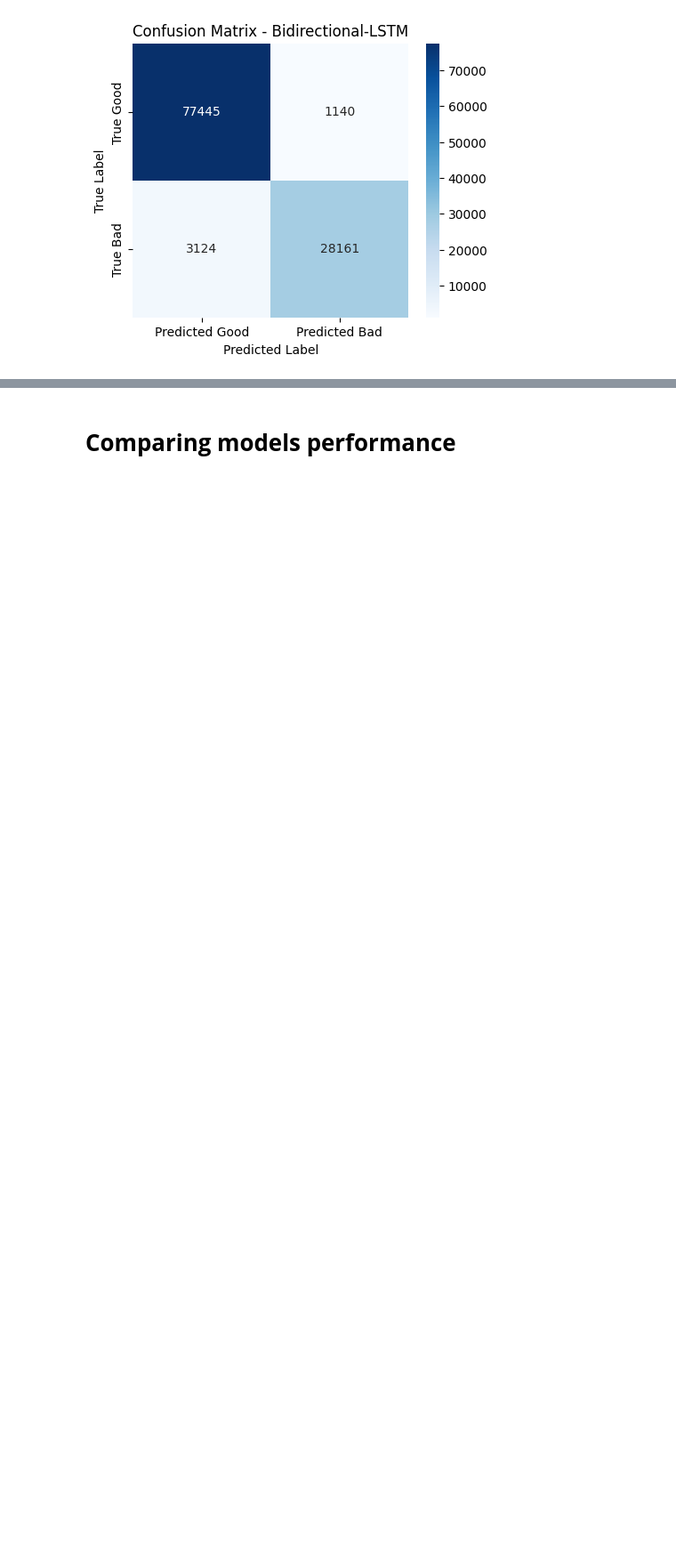
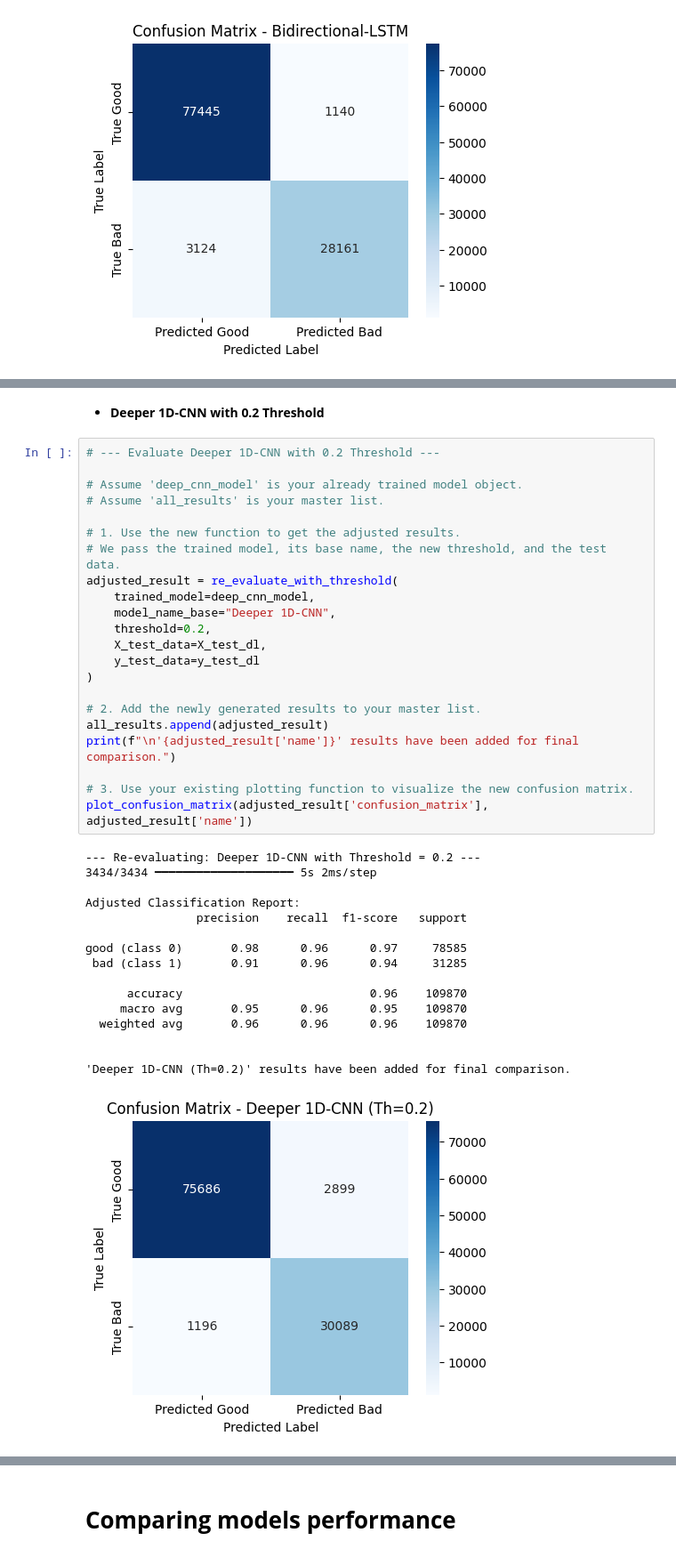
Before and after one commit to abhiram-t5/phishing-url-detection, a Jupyter notebook: BTP.ipynb, the cells around one changed output, grey strips where cells are left out. Shown: that part at 89% size. Drawn from its saved outputs; the diff is of its cells as text; blank space fills up the shorter version.

```diff
--- a/BTP.ipynb
+++ b/BTP.ipynb
@@ -625,0 +766,43 @@ Epoch 5/5
+# %% [markdown]
+
+
+*   **Deeper 1D-CNN with 0.2 Threshold**
+# %%
+# --- Evaluate Deeper 1D-CNN with 0.2 Threshold ---
+
+# Assume 'deep_cnn_model' is your already trained model object.
+# Assume 'all_results' is your master list.
+
+# 1. Use the new function to get the adjusted results.
+# We pass the trained model, its base name, the new threshold, and the test data.
+adjusted_result = re_evaluate_with_threshold(
+    trained_model=deep_cnn_model,
+    model_name_base="Deeper 1D-CNN",
+    threshold=0.2,
+    X_test_data=X_test_dl,
+    y_test_data=y_test_dl
+)
+
+# 2. Add the newly generated results to your master list.
+all_results.append(adjusted_result)
+print(f"\n'{adjusted_result['name']}' results have been added for final comparison.")
+
+# 3. Use your existing plotting function to visualize the new confusion matrix.
+plot_confusion_matrix(adjusted_result['confusion_matrix'], adjusted_result['name'])
+# %% [output]
+--- Re-evaluating: Deeper 1D-CNN with Threshold = 0.2 ---
+3434/3434 ━━━━━━━━━━━━━━━━━━━━ 5s 2ms/step
+
+Adjusted Classification Report:
+                precision    recall  f1-score   support
+
+good (class 0)       0.98      0.96      0.97     78585
+ bad (class 1)       0.91      0.96      0.94     31285
+
+      accuracy                           0.96    109870
+     macro avg       0.95      0.96      0.95    109870
+  weighted avg       0.96      0.96      0.96    109870
+
+
+'Deeper 1D-CNN (Th=0.2)' results have been added for final comparison.
+[figure, added]
```
Also changed, not shown: parts of 19 cells of this notebook.
